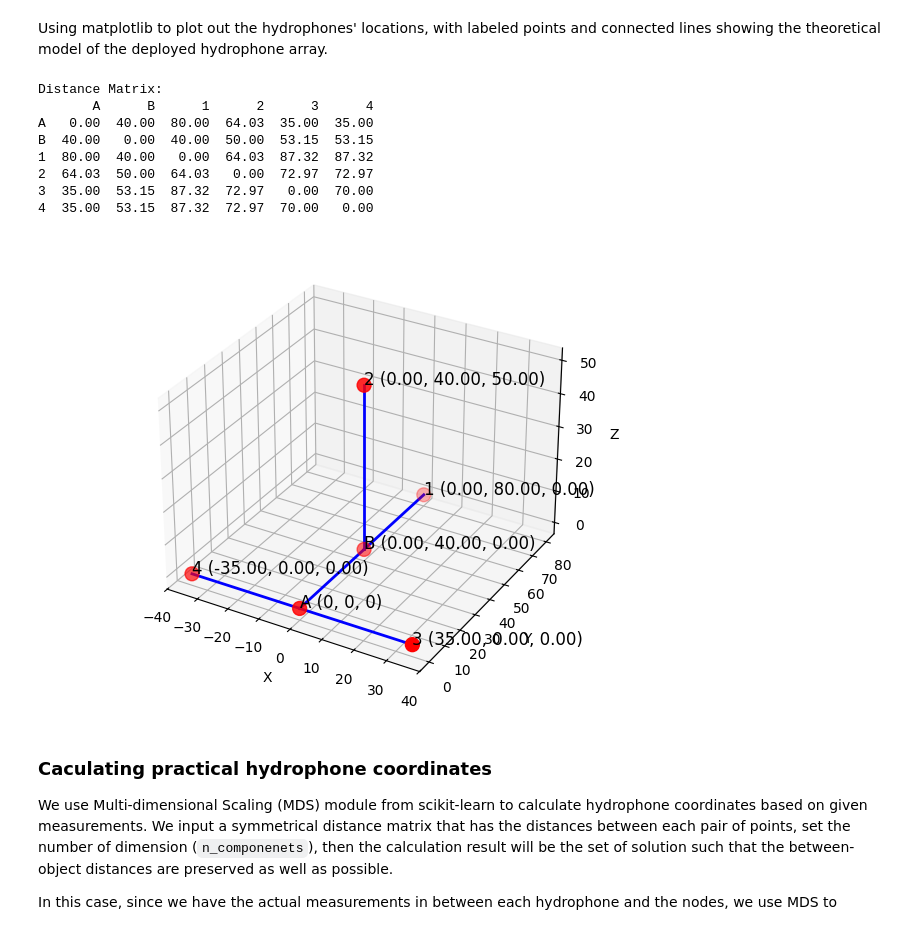
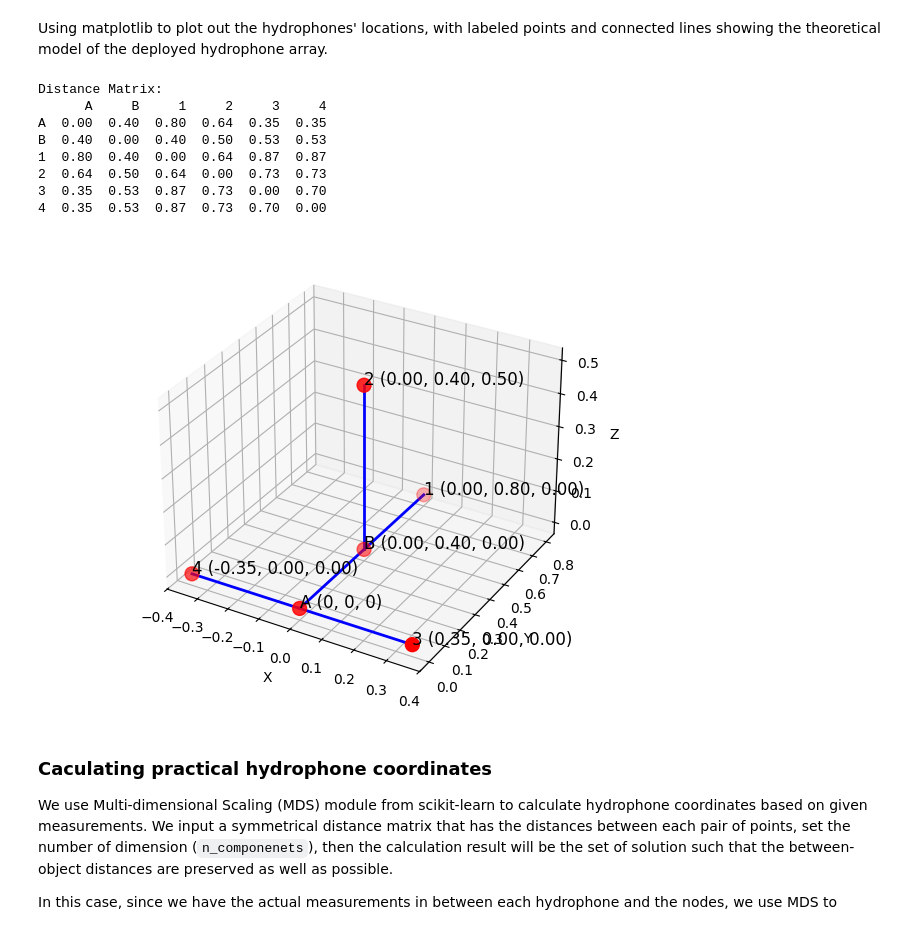
Before and after one commit to jasmnyeh/LIRS-XAV-array, a Jupyter notebook: lizard-island/lizardisland.ipynb, the cells around one changed output. Cells and saved outputs as stored; diff of their text form; code cells hidden in the pictures.

```diff
--- a/lizard-island/lizardisland.ipynb
+++ b/lizard-island/lizardisland.ipynb
@@ -71,14 +137,14 @@ from scipy.spatial.distance import cdist
 import matplotlib.pyplot as plt
 import numpy as np
 
-# define the six coordinates using integer indexing / slices (not tuples)
+# define the six coordinates using integer indexing / slices
 defined_coordinates = np.zeros((6, 3))
 defined_coordinates[0, :] = [0, 0, 0]
-defined_coordinates[1, :] = [0, 40, 0]
-defined_coordinates[2, :] = [0, 80, 0]
-defined_coordinates[3, :] = [0, 40, 50]
-defined_coordinates[4, :] = [35, 0, 0]
-defined_coordinates[5, :] = [-35, 0, 0]
+defined_coordinates[1, :] = [0, 0.4, 0]
+defined_coordinates[2, :] = [0, 0.8, 0]
+defined_coordinates[3, :] = [0, 0.4, 0.5]
+defined_coordinates[4, :] = [0.35, 0, 0]
+defined_coordinates[5, :] = [-0.35, 0, 0]
 
 # point labels
 Points = ['A', 'B', '1', '2', '3', '4']
@@ -87,41 +153,41 @@ Points = ['A', 'B', '1', '2', '3', '4']
 defined_distances = cdist(defined_coordinates, defined_coordinates)
 print("Distance Matrix:")
 print(pd.DataFrame(defined_distances, index=Points, columns=Points).round(2))
 
 # Create 3D plot
 fig, ax = plt.subplots(subplot_kw={"projection": "3d"})
 ax.scatter(defined_coordinates[:, 0], defined_coordinates[:, 1], defined_coordinates[:, 2], color='red', s=100)
 
 # label the points and add the coordinates as text labels
 ax.text(defined_coordinates[0, 0], defined_coordinates[0, 1], defined_coordinates[0, 2], 'A (0, 0, 0)', fontsize=12)
 ax.text(defined_coordinates[1, 0], defined_coordinates[1, 1], defined_coordinates[1, 2], f'B ({defined_coordinates[1, 0]:.2f}, {defined_coordinates[1, 1]:.2f}, {defined_coordinates[1, 2]:.2f})', fontsize=12)
 
 # the rest of the points (total - 2)
 for i, (x, y, z) in enumerate(defined_coordinates):
     if i > 1:
         ax.text(x, y, z, f'{i-1} ({x:.2f}, {y:.2f}, {z:.2f})', fontsize=12)
 
 # add lines in between the points: AB, A3, A4, B1, B2
 ax.plot([defined_coordinates[0, 0], defined_coordinates[1, 0]], [defined_coordinates[0, 1], defined_coordinates[1, 1]], [defined_coordinates[0, 2], defined_coordinates[1, 2]], color='blue', linestyle='-', linewidth=2) # line AB
 ax.plot([defined_coordinates[0, 0], defined_coordinates[4, 0]], [defined_coordinates[0, 1], defined_coordinates[4, 1]], [defined_coordinates[0, 2], defined_coordinates[4, 2]], color='blue', linestyle='-', linewidth=2) # line A3
 ax.plot([defined_coordinates[0, 0], defined_coordinates[5, 0]], [defined_coordinates[0, 1], defined_coordinates[5, 1]], [defined_coordinates[0, 2], defined_coordinates[5, 2]], color='blue', linestyle='-', linewidth=2) # line A4
 ax.plot([defined_coordinates[1, 0], defined_coordinates[2, 0]], [defined_coordinates[1, 1], defined_coordinates[2, 1]], [defined_coordinates[1, 2], defined_coordinates[2, 2]], color='blue', linestyle='-', linewidth=2) # line B1
 ax.plot([defined_coordinates[1, 0], defined_coordinates[3, 0]], [defined_coordinates[1, 1], defined_coordinates[3, 1]], [defined_coordinates[1, 2], defined_coordinates[3, 2]], color='blue', linestyle='-', linewidth=2) # line B2
 
 ax.set_xlabel('X')
 ax.set_ylabel('Y')
 ax.set_zlabel('Z')
 plt.tight_layout()
 # %% [output]
 Distance Matrix:
-       A      B      1      2      3      4
-A   0.00  40.00  80.00  64.03  35.00  35.00
-B  40.00   0.00  40.00  50.00  53.15  53.15
-1  80.00  40.00   0.00  64.03  87.32  87.32
-2  64.03  50.00  64.03   0.00  72.97  72.97
-3  35.00  53.15  87.32  72.97   0.00  70.00
-4  35.00  53.15  87.32  72.97  70.00   0.00
+      A     B     1     2     3     4
+A  0.00  0.40  0.80  0.64  0.35  0.35
+B  0.40  0.00  0.40  0.50  0.53  0.53
+1  0.80  0.40  0.00  0.64  0.87  0.87
+2  0.64  0.50  0.64  0.00  0.73  0.73
+3  0.35  0.53  0.87  0.73  0.00  0.70
+4  0.35  0.53  0.87  0.73  0.70  0.00
-[figure, old version]
+[figure, new version]
 # %% [markdown]
 ### Caculating practical hydrophone coordinates
 We use Multi-dimensional Scaling (MDS) module from scikit-learn to calculate hydrophone coordinates based on given measurements. We input a symmetrical distance matrix that has the distances between each pair of points, set the number of dimension (`n_componenets`), then the calculation result will be the set of solution such that the between-object distances are preserved as well as possible.
```
Also changed, not shown: parts of 36 cells of this notebook, 7 other files.
